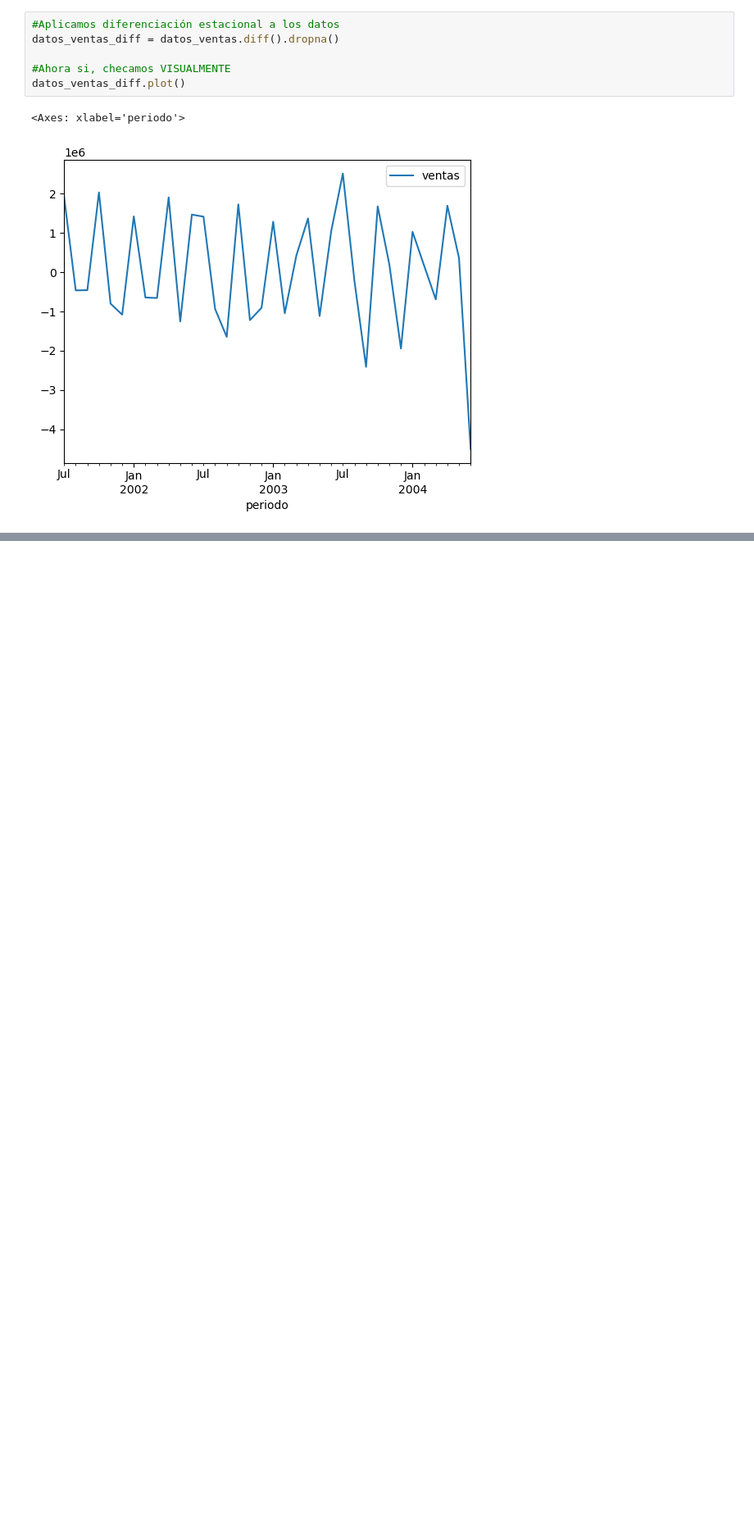
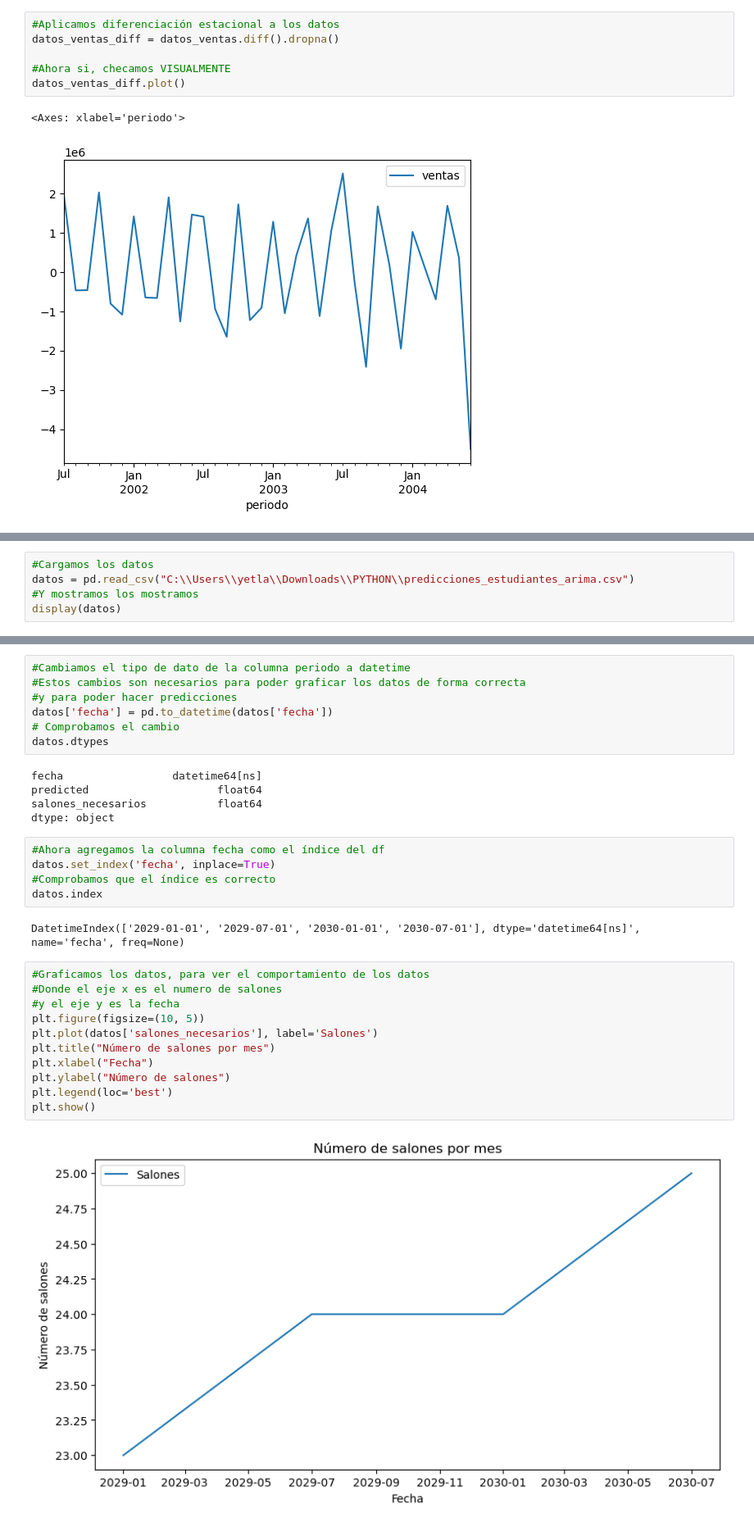
Before and after one commit to Yfabiolaa/Miner-a-de-Datos, a Jupyter notebook: Practica4_MineriaDatos_SeriesTiempo.ipynb, the cells around one changed output, grey strips where cells are left out. Shown: that part at 82% size. Drawn from its saved outputs; the diff is of its cells as text; blank space fills up the shorter version.

```diff
--- a/Practica4_MineriaDatos_SeriesTiempo.ipynb
+++ b/Practica4_MineriaDatos_SeriesTiempo.ipynb
@@ -151,0 +284,5 @@ adf_test.should_diff(datos_ventas_diff) # 5% de significancia
+# %%
+#Cargamos los datos
+datos = pd.read_csv("C:\\Users\\yetla\\Downloads\\PYTHON\\predicciones_estudiantes_arima.csv")
+#Y mostramos los mostramos
+display(datos)
@@ -151,0 +303,32 @@ adf_test.should_diff(datos_ventas_diff) # 5% de significancia
+# %%
+#Cambiamos el tipo de dato de la columna periodo a datetime
+#Estos cambios son necesarios para poder graficar los datos de forma correcta
+#y para poder hacer predicciones
+datos['fecha'] = pd.to_datetime(datos['fecha'])
+# Comprobamos el cambio
+datos.dtypes
+# %% [output]
+fecha                 datetime64[ns]
+predicted                    float64
+salones_necesarios           float64
+dtype: object
+# %%
+#Ahora agregamos la columna fecha como el índice del df
+datos.set_index('fecha', inplace=True)
+#Comprobamos que el índice es correcto
+datos.index
+# %% [output]
+DatetimeIndex(['2029-01-01', '2029-07-01', '2030-01-01', '2030-07-01'], dtype='datetime64[ns]', name='fecha', freq=None)
+# %%
+#Graficamos los datos, para ver el comportamiento de los datos
+#Donde el eje x es el numero de salones
+#y el eje y es la fecha
+plt.figure(figsize=(10, 5))
+plt.plot(datos['salones_necesarios'], label='Salones')
+plt.title("Número de salones por mes")
+plt.xlabel("Fecha")
+plt.ylabel("Número de salones")
+plt.legend(loc='best')
+plt.show()
+# %% [output]
+[figure, added]
```
Also changed, not shown: parts of 18 cells of this notebook, 1 other file.
